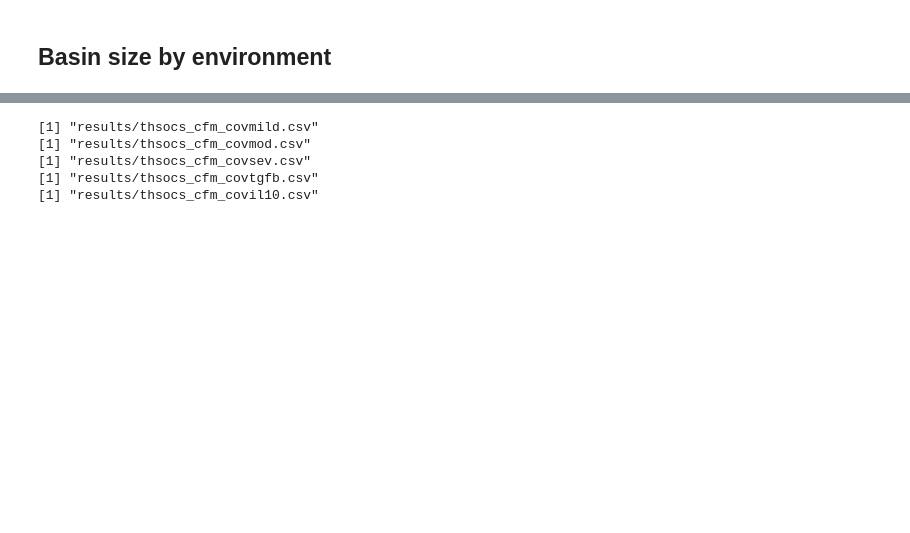
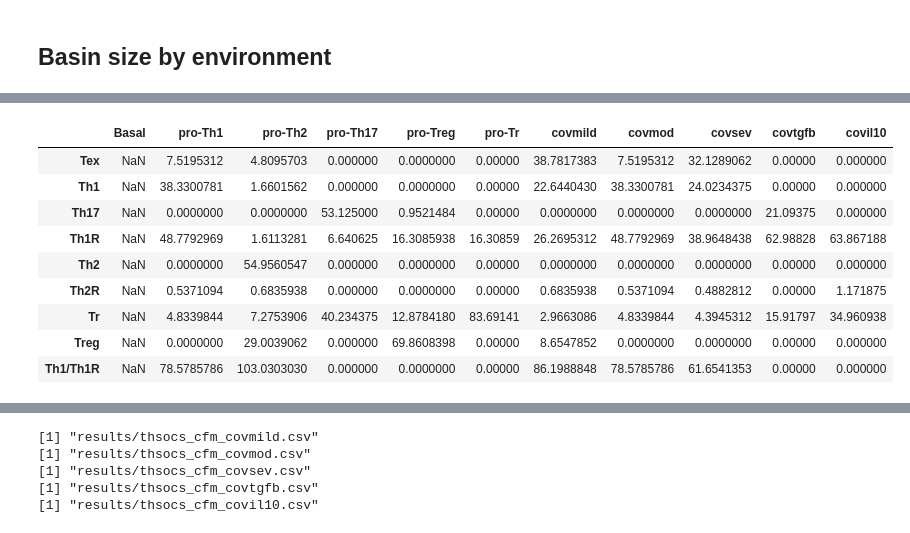
Before and after one commit to Laboratorio-de-Biologia-Computacional/CD4Tcell_COVID19, a Jupyter notebook: CD4Tcell_COVID19_boolnet.ipynb, the cells around one changed output, grey strips where cells are left out. Cells and saved outputs as stored; diff of their text form; code cells hidden in the pictures; blank space fills up the shorter version.

```diff
--- a/CD4Tcell_COVID19_boolnet.ipynb
+++ b/CD4Tcell_COVID19_boolnet.ipynb
@@ -117,0 +82,25 @@ heatmap(t(as.matrix( subset(env.attr ))),
+# %%
+file.env.attr <- "results/thsocs_env_attr.csv"
+file.env.attr.fig <- "images/thsocs_env_attr.pdf"
+
+
+env.attr <- perturbNetworkFixedNodes(net, label.rules=labels, returnDataFrame='basinSize',
+                                     genes  = rep( list(colnames(enviro)), times=nrow(enviro) ),
+                                     values = lapply( split(enviro,seq_along(enviro[,1])), as.list),
+                                     names  = rownames(enviro))
+write.csv(env.attr,file.env.attr)
+env.attr <- env.attr[row.names(env.attr) != "Naive", , drop = FALSE]
+env.attr[] <- lapply( env.attr[], function(x) x/sum(x) )
+env.attr['Th1/Th1R',] <- env.attr['Th1',]/env.attr['Th1R',]
+env.attr * 100
+# %% [output]
+|  | Basal | pro-Th1 | pro-Th2 | pro-Th17 | pro-Treg | pro-Tr | covmild | covmod | covsev | covtgfb | covil10 |
+| Tex | NaN | 7.5195312 | 4.8095703 | 0.000000 | 0.0000000 | 0.00000 | 38.7817383 | 7.5195312 | 32.1289062 | 0.00000 | 0.000000 |
+| Th1 | NaN | 38.3300781 | 1.6601562 | 0.000000 | 0.0000000 | 0.00000 | 22.6440430 | 38.3300781 | 24.0234375 | 0.00000 | 0.000000 |
+| Th17 | NaN | 0.0000000 | 0.0000000 | 53.125000 | 0.9521484 | 0.00000 | 0.0000000 | 0.0000000 | 0.0000000 | 21.09375 | 0.000000 |
+| Th1R | NaN | 48.7792969 | 1.6113281 | 6.640625 | 16.3085938 | 16.30859 | 26.2695312 | 48.7792969 | 38.9648438 | 62.98828 | 63.867188 |
+| Th2 | NaN | 0.0000000 | 54.9560547 | 0.000000 | 0.0000000 | 0.00000 | 0.0000000 | 0.0000000 | 0.0000000 | 0.00000 | 0.000000 |
+| Th2R | NaN | 0.5371094 | 0.6835938 | 0.000000 | 0.0000000 | 0.00000 | 0.6835938 | 0.5371094 | 0.4882812 | 0.00000 | 1.171875 |
+| Tr | NaN | 4.8339844 | 7.2753906 | 40.234375 | 12.8784180 | 83.69141 | 2.9663086 | 4.8339844 | 4.3945312 | 15.91797 | 34.960938 |
+| Treg | NaN | 0.0000000 | 29.0039062 | 0.000000 | 69.8608398 | 0.00000 | 8.6547852 | 0.0000000 | 0.0000000 | 0.00000 | 0.000000 |
+| Th1/Th1R | NaN | 78.5785786 | 103.0303030 | 0.000000 | 0.0000000 | 0.00000 | 86.1988848 | 78.5785786 | 61.6541353 | 0.00000 | 0.000000 |
```
Also changed, not shown: parts of 17 cells of this notebook, 35 other files.
